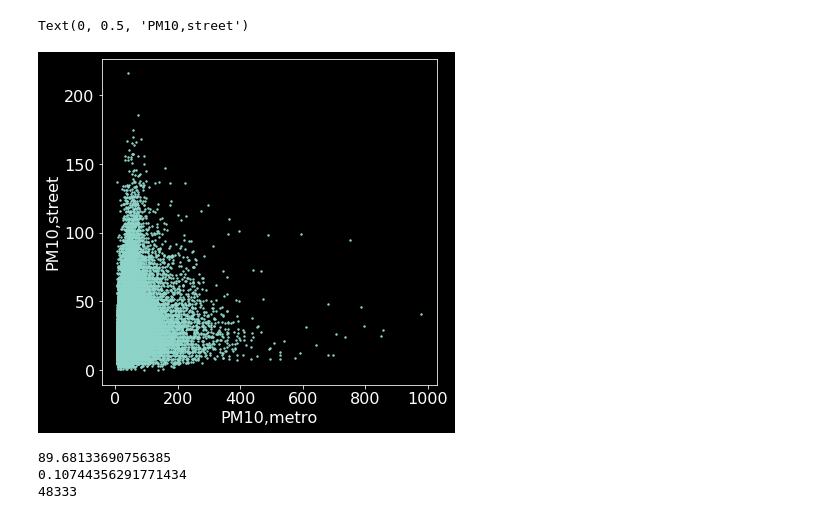
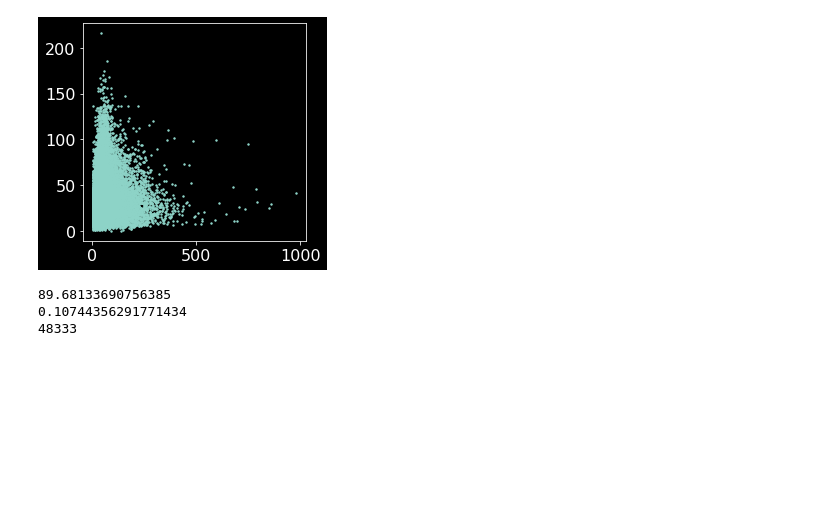
Before and after one commit to aety/insight, a Jupyter notebook: RATP/air/pickleToData_metroVsStreet.ipynb, the cells around one changed output. Cells and saved outputs as stored; diff of their text form; code cells hidden in the pictures; blank space fills up the shorter version.

Commit message:
made more figures for presentation

```diff
--- a/RATP/air/pickleToData_metroVsStreet.ipynb
+++ b/RATP/air/pickleToData_metroVsStreet.ipynb
@@ -22,18 +22,18 @@ df_merge = df1.merge(df2, left_on='ds', right_on='ds', how='outer')
 # %%
 import matplotlib.pyplot as plt
 import matplotlib
 
 font = {'size': 16,             # font setting
        'weight':'normal'}       # font setting
 matplotlib.rc('font', **font)   # font setting
 
-plt.figure(figsize=(6, 6))
+plt.figure(figsize=(4, 4))
 plt.scatter(df_merge['y_x'],df_merge['y_y'],2)
-plt.xlabel('PM10,metro')
-plt.ylabel('PM10,street')
+#plt.xlabel('metro')
+#plt.ylabel('street')
+plt.savefig('pickleToData_metroVsStreet_corr.png',transparent=True)
 # %% [output]
-Text(0, 0.5, 'PM10,street')
-[figure, old version]
+[figure, new version]
 # %%
 # drop nan's from merged array
 df_merge = df_merge.dropna() # drop nan's (any rows with at least 1 NaN)
```
Also changed, not shown: 5 other files.
